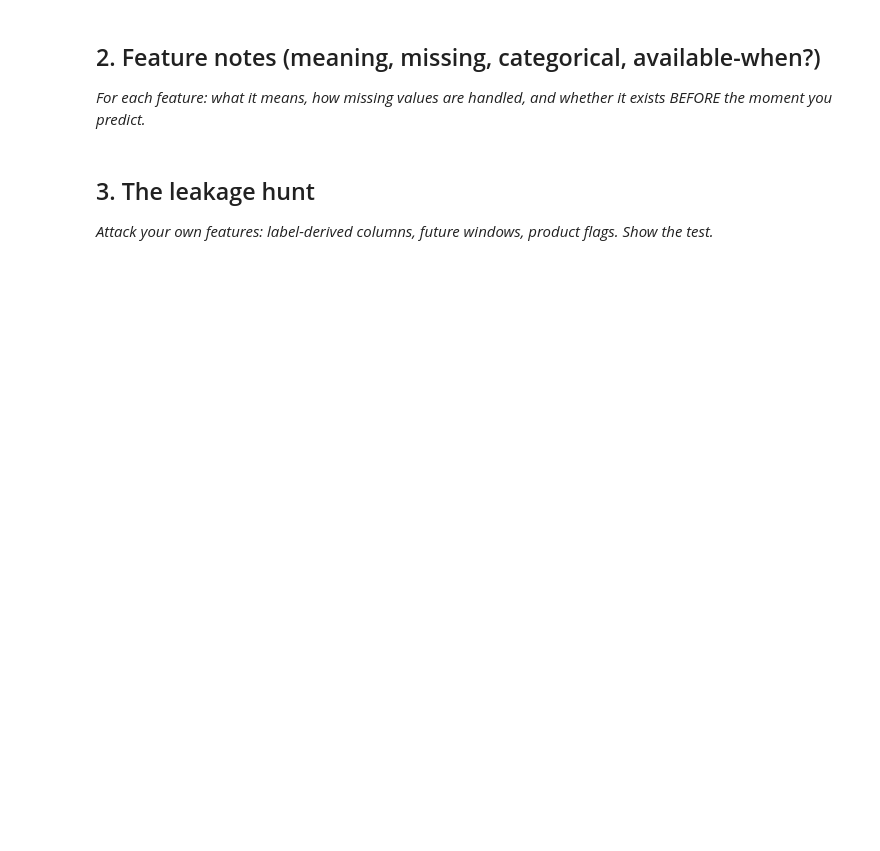
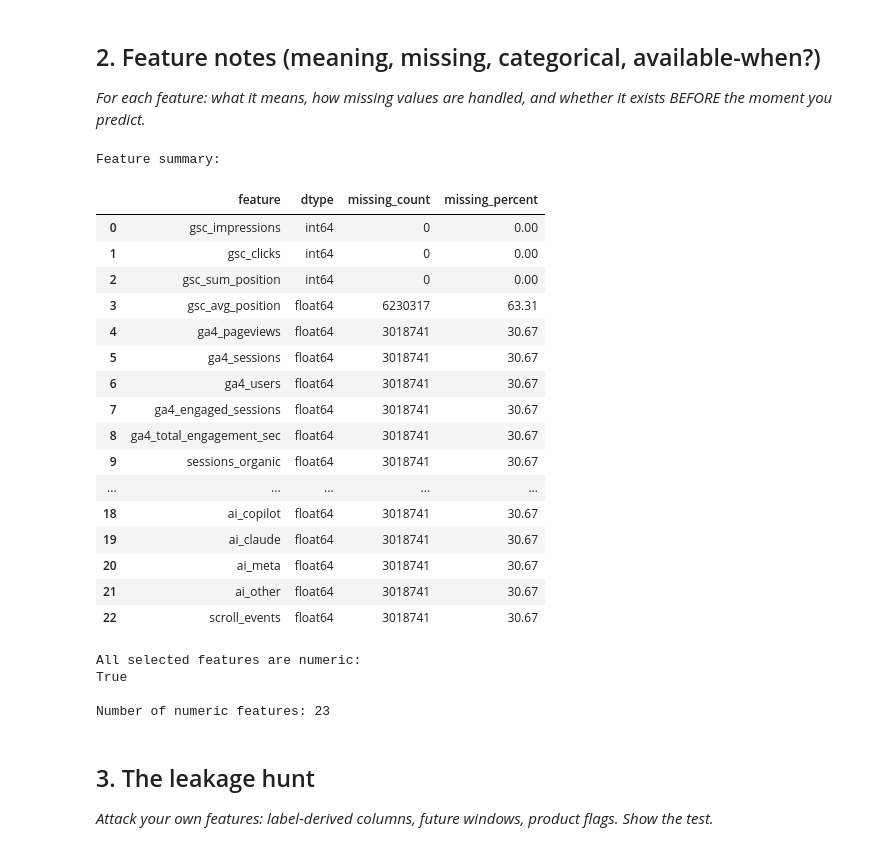
Before and after one commit to itsayeshaqamar/flyrank-mlinternship-ayesha, a Jupyter notebook: work/notebooks/w03_feature_leakage_check.ipynb, the cells around one changed output. Saved outputs shown, nothing was run; the diff lists cells and outputs as text; code cells hidden in the pictures; blank space fills up the shorter version.

```diff
--- a/work/notebooks/w03_feature_leakage_check.ipynb
+++ b/work/notebooks/w03_feature_leakage_check.ipynb
@@ -12,0 +23,18 @@ This skeleton is yours to fill. Work the sections **in order** — each one has
+# %%
+
+import pandas as pd
+
+import pandas as pd
+
+# Load March 2026 daily performance data from the FlyRank warehouse
+df = pd.read_parquet(
+    "hf://datasets/FlyRank/internship-warehouse/fact_content_daily_performance/month=2026-03/data_0.parquet"
+)
+
+print("Dataset shape:", df.shape)
+
+print("\nColumns:")
+print(df.columns.tolist())
+
+print("\nFirst 5 rows:")
+display(df.head())
@@ -23,3 +146,53 @@ This skeleton is yours to fill. Work the sections **in order** — each one has
+# %%
+# This cell is for CODE (numbers, a query, a check).
+# Write your text answer in the cell ABOVE this one — typing sentences here breaks Run All.
+# Check feature types, missing values, and basic availability
+
+feature_notes = pd.DataFrame({
+    "feature": feature_columns,
+    "dtype": [X[col].dtype for col in feature_columns],
+    "missing_count": [X[col].isna().sum() for col in feature_columns],
+    "missing_percent": [
+        round(X[col].isna().mean() * 100, 2)
+        for col in feature_columns
+    ]
+})
+
+print("Feature summary:")
+display(feature_notes)
+
+print("\nAll selected features are numeric:")
+
+numeric_check = X[feature_columns].select_dtypes(
+    include=["number"]
+).columns.tolist()
+
+print(len(numeric_check) == len(feature_columns))
+
+print("\nNumber of numeric features:", len(numeric_check))
+# %% [output]
+Feature summary:
+|  | feature | dtype | missing_count | missing_percent |
+| 0 | gsc_impressions | int64 | 0 | 0.00 |
+| 1 | gsc_clicks | int64 | 0 | 0.00 |
+| 2 | gsc_sum_position | int64 | 0 | 0.00 |
+| 3 | gsc_avg_position | float64 | 6230317 | 63.31 |
+| 4 | ga4_pageviews | float64 | 3018741 | 30.67 |
+| 5 | ga4_sessions | float64 | 3018741 | 30.67 |
+| 6 | ga4_users | float64 | 3018741 | 30.67 |
+| 7 | ga4_engaged_sessions | float64 | 3018741 | 30.67 |
+| 8 | ga4_total_engagement_sec | float64 | 3018741 | 30.67 |
+| 9 | sessions_organic | float64 | 3018741 | 30.67 |
+| ... | ... | ... | ... | ... |
+| 18 | ai_copilot | float64 | 3018741 | 30.67 |
+| 19 | ai_claude | float64 | 3018741 | 30.67 |
+| 20 | ai_meta | float64 | 3018741 | 30.67 |
+| 21 | ai_other | float64 | 3018741 | 30.67 |
+| 22 | scroll_events | float64 | 3018741 | 30.67 |
+All selected features are numeric:
+True
+
+Number of numeric features: 23
 # %% [markdown]
 ## 3. The leakage hunt
 
```
Also changed, not shown: parts of 10 cells of this notebook.
